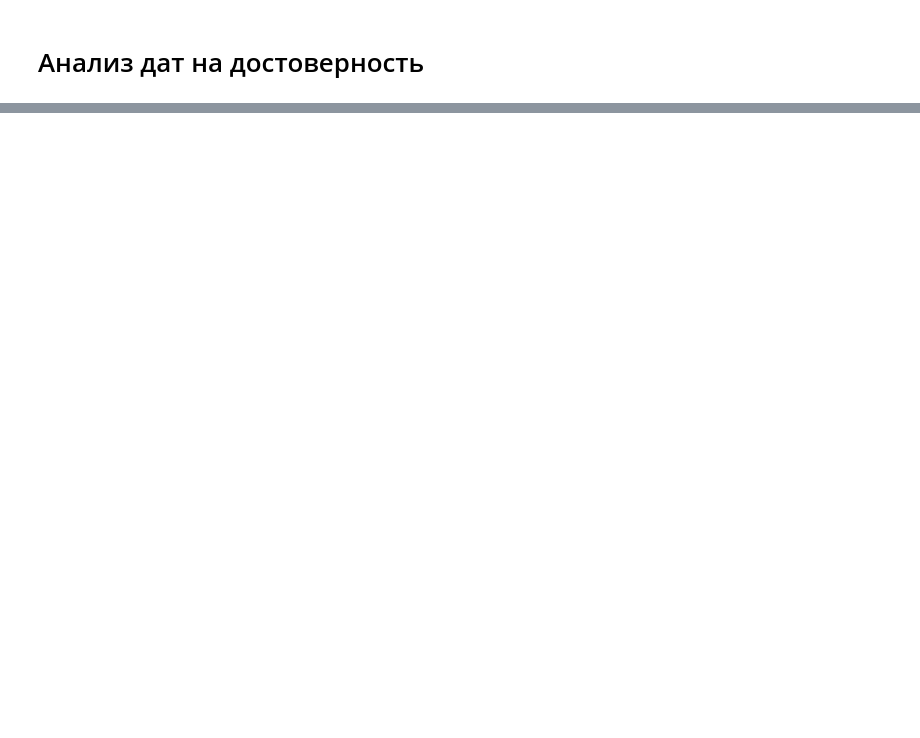
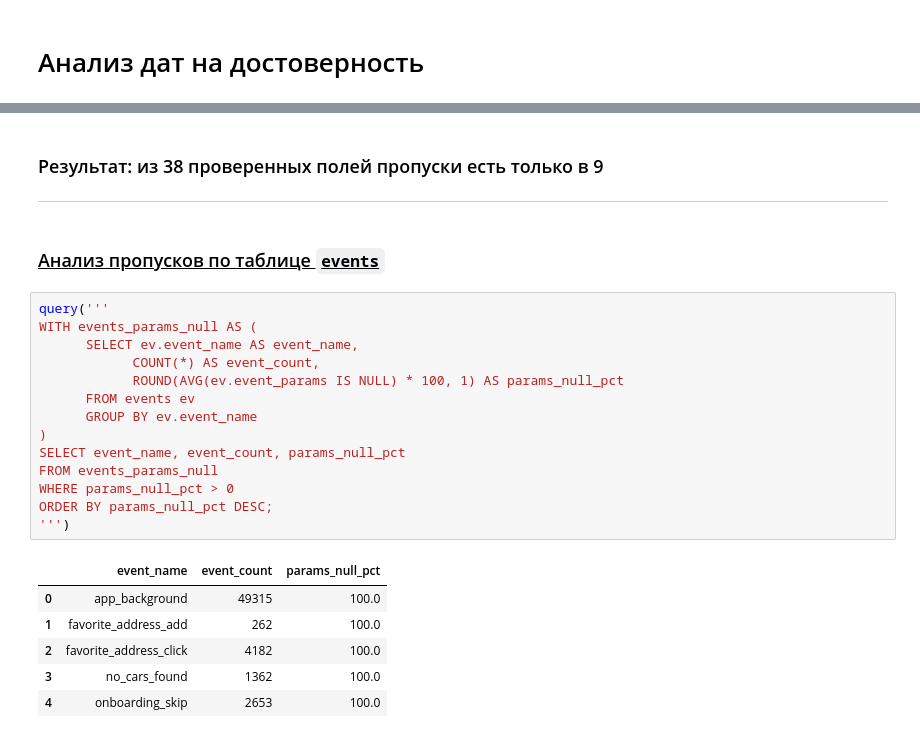
Before and after one commit to AltermaRRinuz/tezgo-product-analytics, a Jupyter notebook: notebooks/01_data_quality.ipynb, the cells around one changed output, grey strips where cells are left out. Drawn from its saved outputs; the diff is of its cells as text; blank space fills up the shorter version.

Commit message:
#1 Шаг 1.2: пропуски по 38 полям, все объяснены

```diff
--- a/notebooks/01_data_quality.ipynb
+++ b/notebooks/01_data_quality.ipynb
@@ -129,0 +311,26 @@ FROM screens;
+# %% [markdown]
+### Результат: из 38 проверенных полей пропуски есть только в 9
+---
+# %% [markdown]
+### <u>Анализ пропусков по таблице `events`</u>
+# %%
+query('''
+WITH events_params_null AS (
+      SELECT ev.event_name AS event_name,
+            COUNT(*) AS event_count,
+            ROUND(AVG(ev.event_params IS NULL) * 100, 1) AS params_null_pct
+      FROM events ev
+      GROUP BY ev.event_name
+)
+SELECT event_name, event_count, params_null_pct
+FROM events_params_null
+WHERE params_null_pct > 0
+ORDER BY params_null_pct DESC;
+''')
+# %% [output]
+|  | event_name | event_count | params_null_pct |
+| 0 | app_background | 49315 | 100.0 |
+| 1 | favorite_address_add | 262 | 100.0 |
+| 2 | favorite_address_click | 4182 | 100.0 |
+| 3 | no_cars_found | 1362 | 100.0 |
+| 4 | onboarding_skip | 2653 | 100.0 |
```
Also changed, not shown: parts of 17 cells of this notebook, 1 other file.
